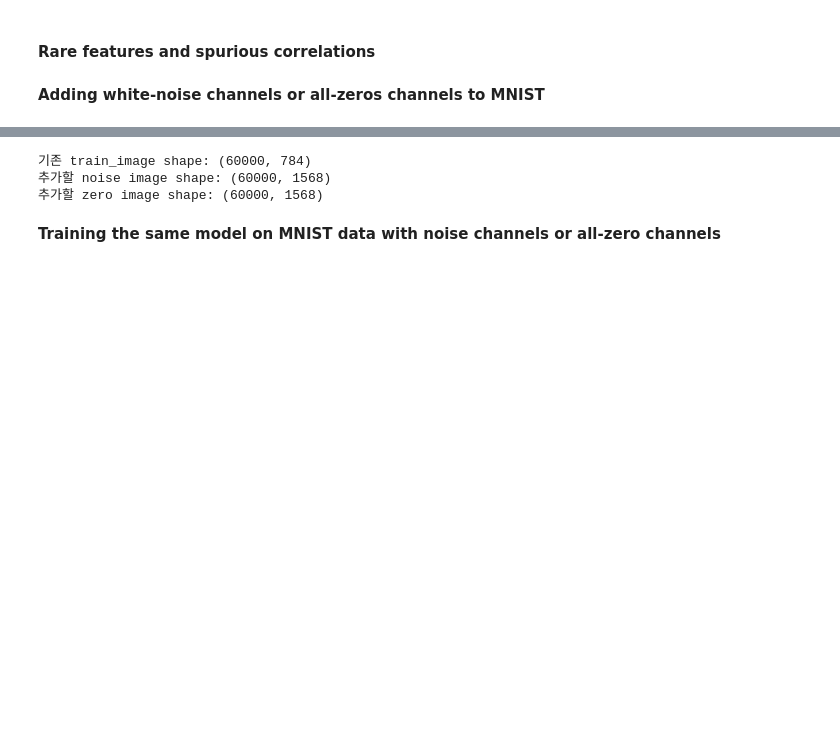
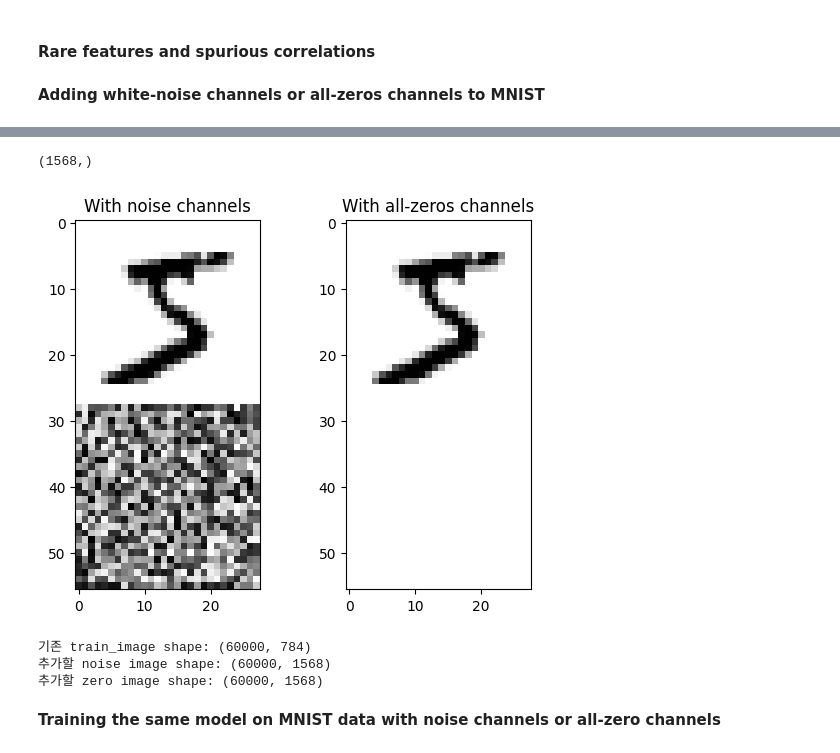
Before and after one commit to mhkim22/DeepLearning-for-AI, a Jupyter notebook: chapter05_fundamentals-of-ml.ipynb, the cells around one changed output, grey strips where cells are left out. Drawn from its saved outputs; the diff is of its cells as text; code cells hidden in the pictures; blank space fills up the shorter version.

```diff
--- a/chapter05_fundamentals-of-ml.ipynb
+++ b/chapter05_fundamentals-of-ml.ipynb
@@ -37,3 +37,17 @@ Downloading data from https://storage.googleapis.com/tensorflow/tf-keras-dataset
+# %%
+train_images_with_noise_channels[0].shape
+# %% [output]
+(1568,)
+# %%
+import matplotlib.pyplot as plt
+fig, ax = plt.subplots(1, 2)
+ax[0].imshow(train_images_with_noise_channels[0].reshape(56, 28), cmap="binary")
+ax[1].imshow(train_images_with_zeros_channels[0].reshape(56, 28), cmap="binary")
+ax[0].set_title("With noise channels")
+ax[1].set_title("With all-zeros channels")
+plt.show()
+# %% [output]
+[figure, added]
 # %%
 #print(np.random.random((len(train_images), 784)).shape)
 print(f"기존 train_image shape: {train_images.shape}")
```
Also changed, not shown: parts of 2 cells of this notebook.
